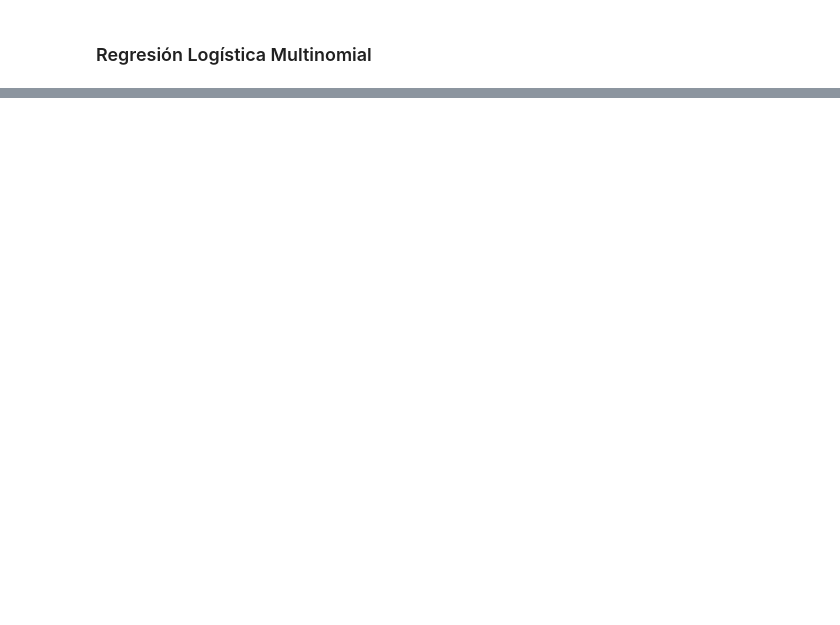
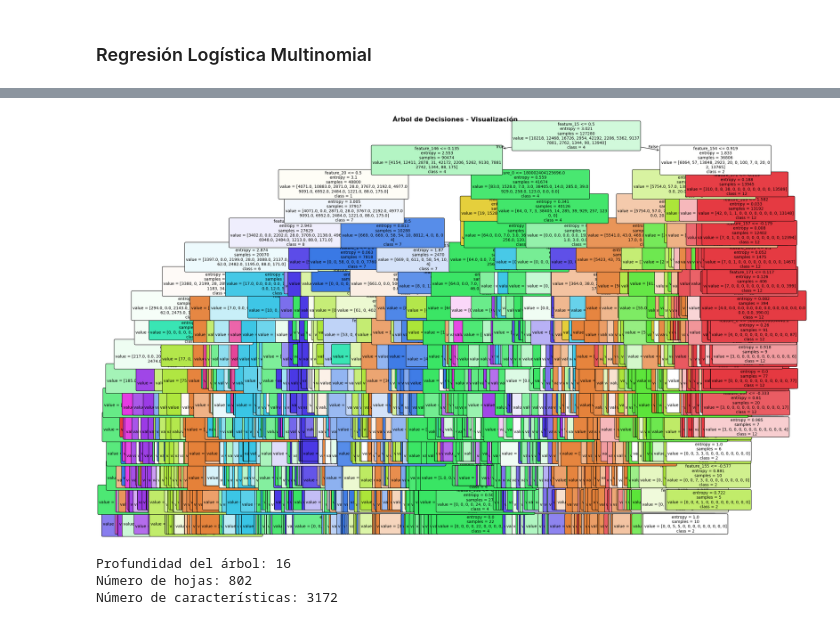
Before and after one commit to carrenogf/tf-austral, a Jupyter notebook: main.ipynb, the cells around one changed output, grey strips where cells are left out. Drawn from its saved outputs; the diff is of its cells as text; code cells hidden in the pictures; blank space fills up the shorter version.

```diff
--- a/main.ipynb
+++ b/main.ipynb
@@ -261,0 +302,28 @@ train_logreg.modelo_completo(50,study_name)
+# %%
+import matplotlib.pyplot as plt
+from sklearn.tree import plot_tree
+import joblib
+
+# Cargar el modelo entrenado
+dt_model = joblib.load(f"./models/decision_tree/{study_name}/model_{study_name}.pkl")
+
+# Crear figura grande para visualizar el árbol
+plt.figure(figsize=(25, 15))
+plot_tree(dt_model,
+          filled=True,
+          feature_names=[f"feature_{i}" for i in range(dt_model.n_features_in_)],
+          class_names=[str(i) for i in range(dt_model.n_classes_)],
+          rounded=True,
+          fontsize=10)
+plt.title("Árbol de Decisiones - Visualización", fontsize=16, fontweight='bold')
+plt.tight_layout()
+plt.show()
+
+print(f"Profundidad del árbol: {dt_model.get_depth()}")
+print(f"Número de hojas: {dt_model.get_n_leaves()}")
+print(f"Número de características: {dt_model.n_features_in_}")
+# %% [output]
+[figure, added]
+Profundidad del árbol: 16
+Número de hojas: 802
+Número de características: 3172
```
Also changed, not shown: parts of 10 cells of this notebook, 5 other files.
